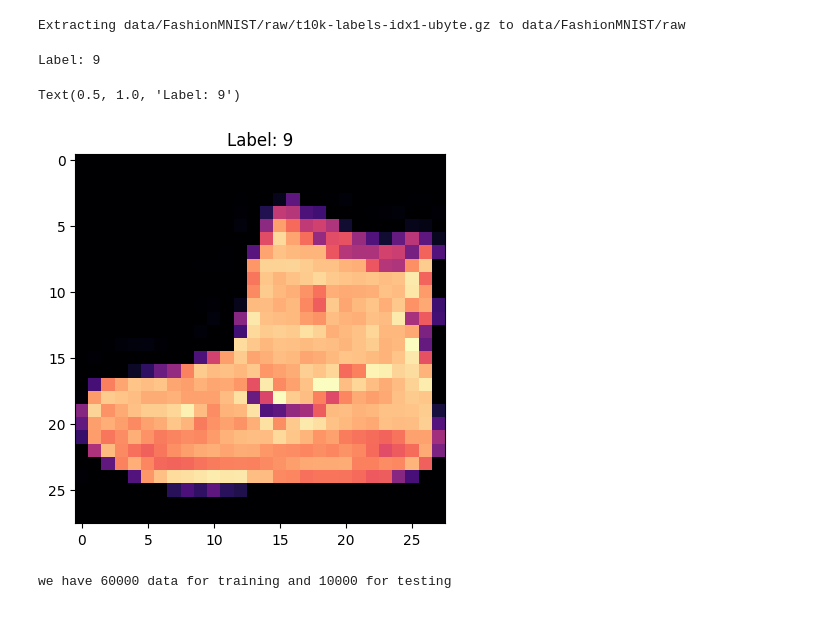
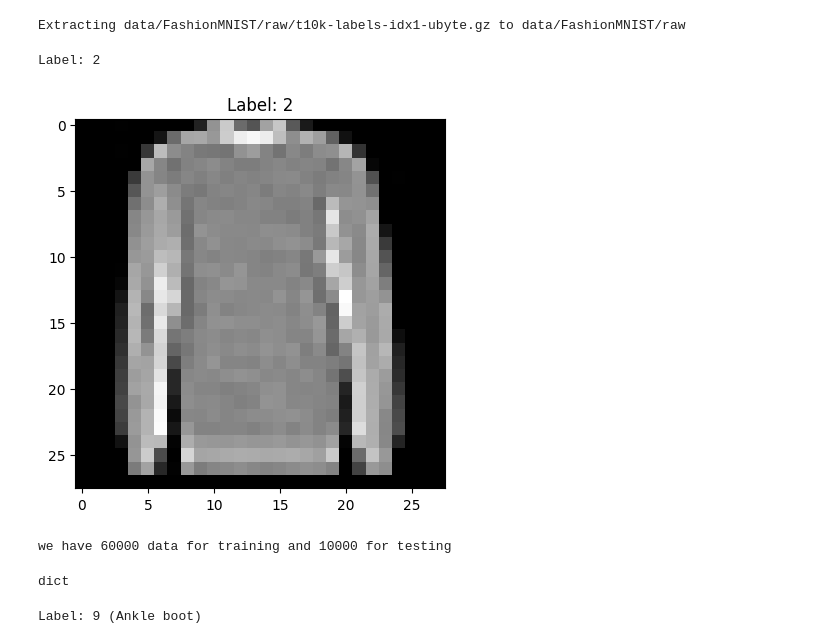
Before and after one commit to Ankit2058/Image-classification, a Jupyter notebook: Image_input.ipynb, the cells around one changed output. Cells and saved outputs as stored; diff of their text form; code cells hidden in the pictures.

```diff
--- a/Image_input.ipynb
+++ b/Image_input.ipynb
@@ -56,21 +63,26 @@ Extracting data/FashionMNIST/raw/t10k-labels-idx1-ubyte.gz to data/FashionMNIST/
 # %%
 import matplotlib.pyplot as plt
+#we are defining plotting funtion to ease our process of looking at the data
+def plotting(data):
 
 # Get the first item in the training data
-image, label = training_data[0]
+  image, label = data
 
 # Print the label
-print(f"Label: {label}")
+  print(f"Label: {label}")
 
 # Plot the image
-plt.imshow(image.squeeze(),cmap='magma') #we squeeze the image to reduce its dimension to 2D for the purpose of plotting.
+  plt.imshow(image.squeeze(),cmap='gray') #we squeeze the image to reduce its dimension to 2D for the purpose of plotting.
 #The third dimension was used to index the image and it dosent hold any meaning for image representation so we squeeze it
 # cmap defines color mapping, checkout these options for further clarity 1)gray 2)viridis(default) 3)plasma 4)inferno 5)magma ......and many more
-plt.title(f"Label: {label}")
+  plt.title(f"Label: {label}")
+  plt.show()
+
+#lets test our funtion
+plotting(training_data[45])
 # %% [output]
-Label: 9
+Label: 2
-Text(0.5, 1.0, 'Label: 9')
-[figure, old version]
+[figure, new version]
 # %%
 print(f"we have {len(training_data)} data for training and {len(test_data)} for testing")
 #we have a huge dataset and we cant inset it directly into the
@@ -78,0 +107,11 @@ we have 60000 data for training and 10000 for testing
+# %%
+#whenever you are curious about data type just type this code
+type(label_map)
+# %% [output]
+dict
+# %%
+#heres how we are using it
+_,label=training_data[0]
+print(f"Label: {label} ({label_map[label]})")
+# %% [output]
+Label: 9 (Ankle boot)
```
Also changed, not shown: parts of 15 cells of this notebook.
